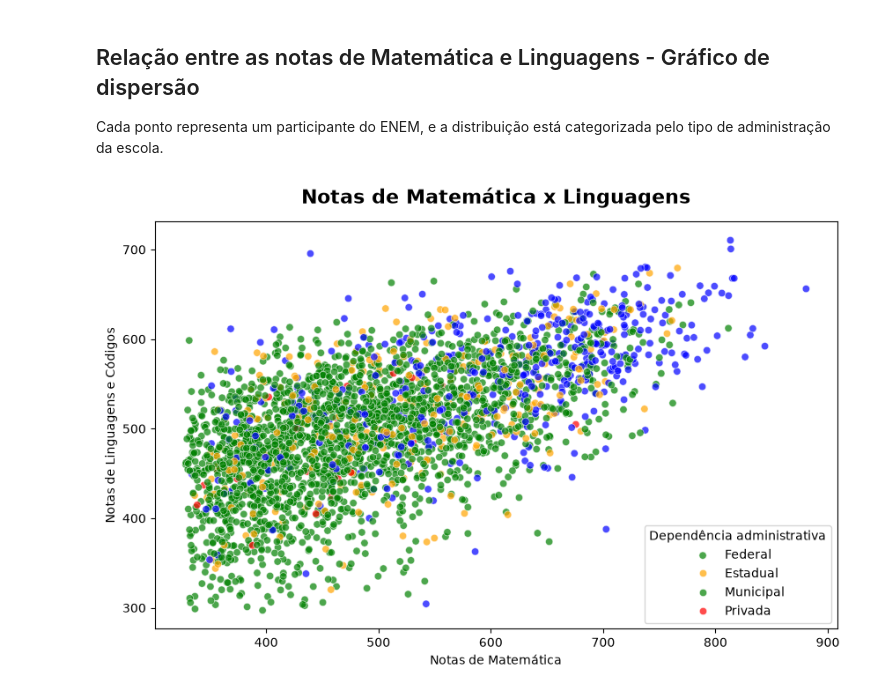
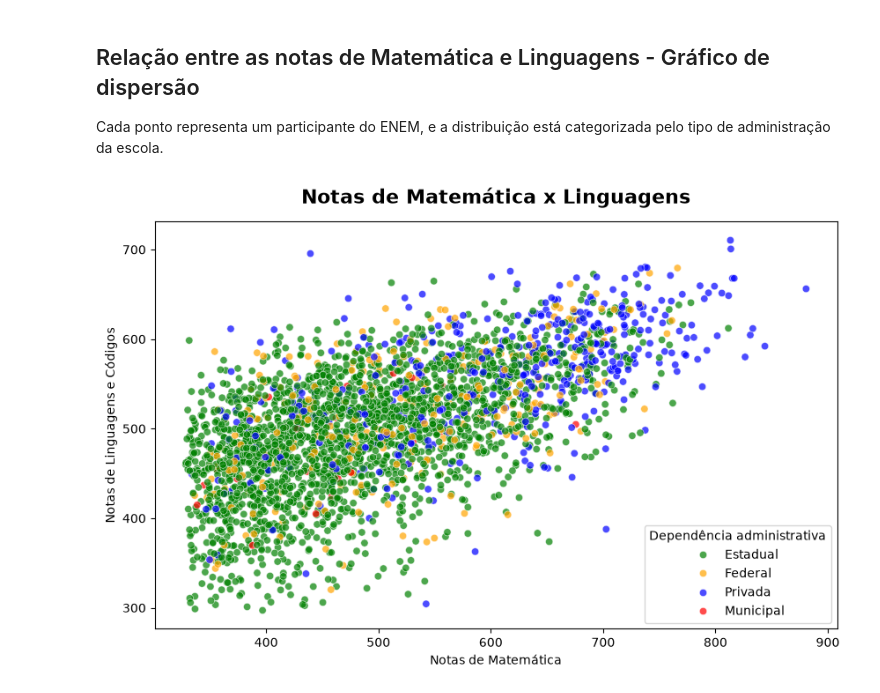
Before and after one commit to mvs105/TESI1---2026.1, a Jupyter notebook: analise_exploratoria_enem_acre.ipynb, the cells around one changed output. Saved outputs shown, nothing was run; the diff lists cells and outputs as text; code cells hidden in the pictures.

Commit message:
feat: consertando as cores da legenda do gráfico de dispersão

```diff
--- a/analise_exploratoria_enem_acre.ipynb
+++ b/analise_exploratoria_enem_acre.ipynb
@@ -404,27 +404,37 @@ Cada ponto representa um participante do ENEM, e a distribuição está categori
 # %%
 df_acre_filtrado = df_acre[(df_acre["NU_NOTA_MT"] > 0) & (df_acre["NU_NOTA_LC"] > 0)]
 
+# Mapeia os códigos para nomes legíveis
+mapeamento_dependencia = {
+    1: "Federal",
+    2: "Estadual",
+    3: "Municipal",
+    4: "Privada",
+}
+
+df_acre_filtrado["dependencia_admin"] = df_acre_filtrado["TP_DEPENDENCIA_ADM_ESC"].map(mapeamento_dependencia)
+
 cores = {
-    1: "orange",
-    2: "green",
-    3: "red",
-    4: "blue"
+    "Federal": "orange",
+    "Estadual": "green",
+    "Municipal": "red",
+    "Privada": "blue",
 }
 
 sns.scatterplot(
     data=df_acre_filtrado,
     x='NU_NOTA_MT',
     y='NU_NOTA_LC',
     alpha=0.7,
-    hue='TP_DEPENDENCIA_ADM_ESC',
+    hue='dependencia_admin',
     palette=cores,
 )
 
 plt.title("Notas de Matemática x Linguagens", fontsize=16, fontweight="bold", pad=15)
 plt.xlabel('Notas de Matemática')
 plt.ylabel('Notas de Linguagens e Códigos')
-plt.legend(title = 'Dependência administrativa', labels = ['Federal', 'Estadual', 'Municipal', 'Privada'])
+plt.legend(title='Dependência administrativa')
 
 plt.show()
 # %% [output]
-[figure, old version]
+[figure, new version]
```
